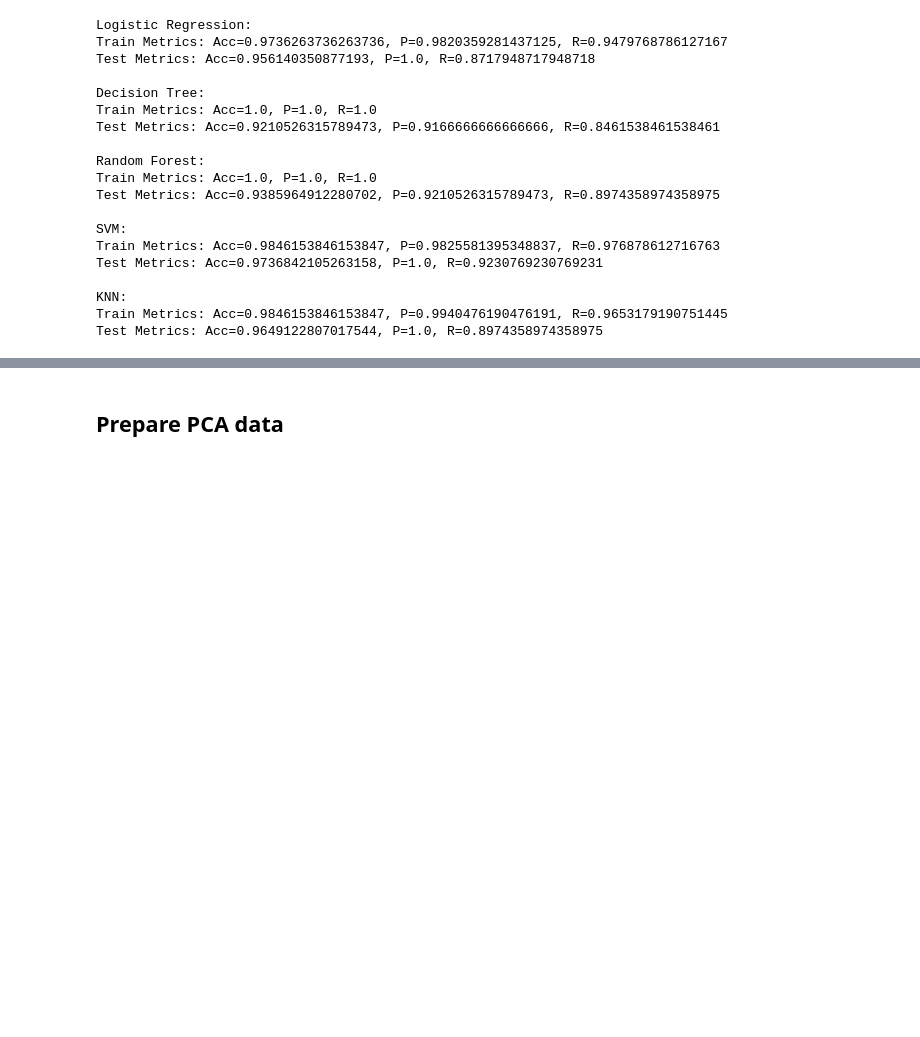
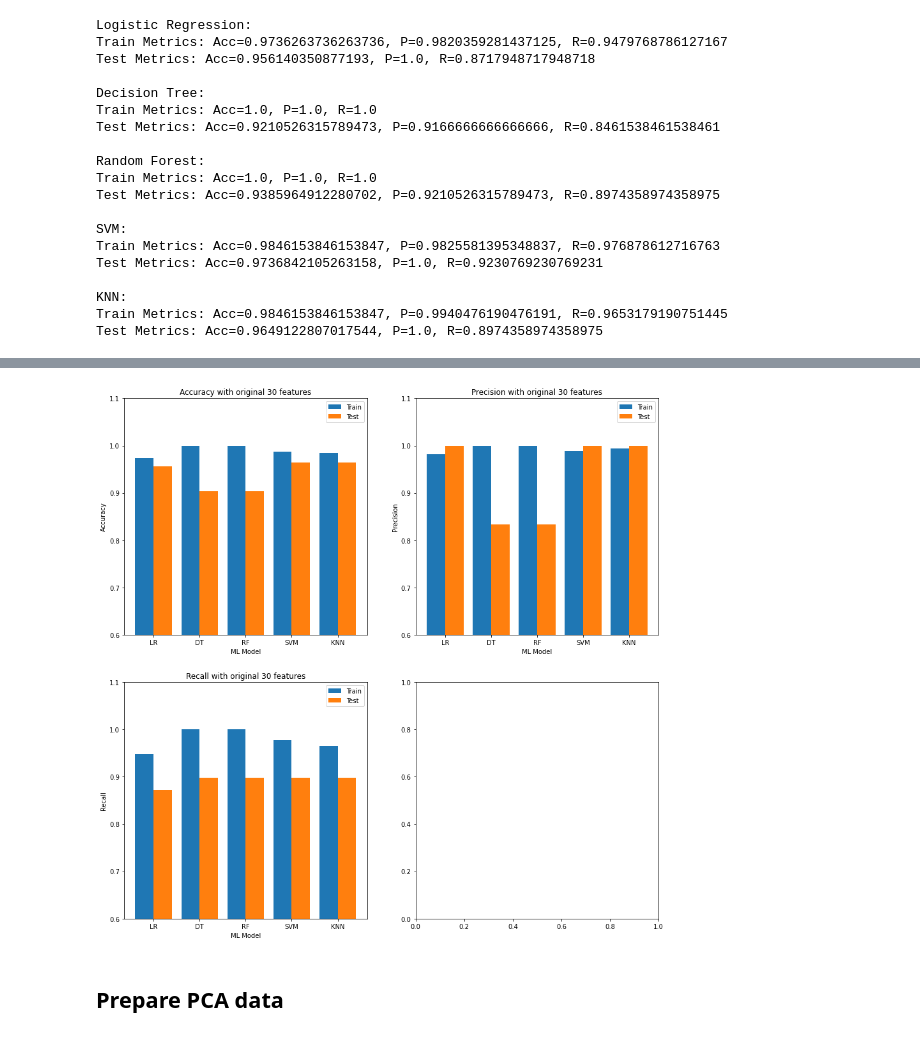
Before and after one commit to sanyuktaadap/breast-cancer-classification, a Jupyter notebook: breast_cancer_classification.ipynb, the cells around one changed output, grey strips where cells are left out. Drawn from its saved outputs; the diff is of its cells as text; code cells hidden in the pictures; blank space fills up the shorter version.

Commit message:
Added ML model resutls analysis

```diff
--- a/breast_cancer_classification.ipynb
+++ b/breast_cancer_classification.ipynb
@@ -89,3 +110,97 @@ Test Metrics: Acc=0.9649122807017544, P=1.0, R=0.8974358974358975
+# %%
+# ACUURACY FOR ORIGINAL FEATURES
+X = ['LR', 'DT', 'RF', 'SVM', 'KNN']
+acc_train = [
+    lr_train_metrics[0],
+    dt_train_metrics[0],
+    rf_train_metrics[0],
+    svm_train_metrics[0],
+    knn_train_metrics[0],
+]
+acc_test = [
+    lr_test_metrics[0],
+    dt_test_metrics[0],
+    rf_test_metrics[0],
+    svm_test_metrics[0],
+    knn_test_metrics[0],
+]
+
+X_axis = np.arange(len(X))
+
+fig, ax = plt.subplots(nrows=2, ncols=2, figsize=(15, 15))
+
+ax[0][0].bar(X_axis - 0.2, acc_train, 0.4, label = 'Train')
+ax[0][0].bar(X_axis + 0.2, acc_test, 0.4, label = 'Test')
+
+ax[0][0].set_xticks(X_axis, X)
+ax[0][0].set_xlabel("ML Model")
+ax[0][0].set_ylabel("Accuracy")
+ax[0][0].set_title("Accuracy with original 30 features")
+ax[0][0].legend()
+ax[0][0].set_ylim(0.6, 1.1)
+
+#PRECISION FOR ORIGINAL FEATURES
+X = ['LR', 'DT', 'RF', 'SVM', 'KNN']
+p_train = [
+    lr_train_metrics[1],
+    dt_train_metrics[1],
+    rf_train_metrics[1],
+    svm_train_metrics[1],
+    knn_train_metrics[1],
+]
+p_test = [
+    lr_test_metrics[1],
+    dt_test_metrics[1],
+    rf_test_metrics[1],
+    svm_test_metrics[1],
+    knn_test_metrics[1],
+]
+
+X_axis = np.arange(len(X))
+
+ax[0][1].bar(X_axis - 0.2, p_train, 0.4, label = 'Train')
+ax[0][1].bar(X_axis + 0.2, p_test, 0.4, label = 'Test')
+
+ax[0][1].set_xticks(X_axis, X)
+ax[0][1].set_xlabel("ML Model")
+ax[0][1].set_ylabel("Precision")
+ax[0][1].set_title("Precision with original 30 features")
+ax[0][1].legend()
+ax[0][1].set_ylim(0.6, 1.1)
+
+
+#RECALL FOR ORIGINAL FEATURES
+X = ['LR', 'DT', 'RF', 'SVM', 'KNN']
+r_train = [
+    lr_train_metrics[2],
+    dt_train_metrics[2],
+    rf_train_metrics[2],
+    svm_train_metrics[2],
+    knn_train_metrics[2],
+]
+r_test = [
+    lr_test_metrics[2],
+    dt_test_metrics[2],
+    rf_test_metrics[2],
+    svm_test_metrics[2],
+    knn_test_metrics[2],
+]
+
+X_axis = np.arange(len(X))
+
+ax[1][0].bar(X_axis - 0.2, r_train, 0.4, label = 'Train')
+ax[1][0].bar(X_axis + 0.2, r_test, 0.4, label = 'Test')
+
+ax[1][0].set_xticks(X_axis, X)
+ax[1][0].set_xlabel("ML Model")
+ax[1][0].set_ylabel("Recall")
+ax[1][0].set_title("Recall with original 30 features")
+ax[1][0].legend()
+ax[1][0].set_ylim(0.6, 1.1)
+
+plt.show()
+# %% [output]
+[figure, added]
 # %% [markdown]
 ## Prepare PCA data
 # %%
```
Also changed, not shown: parts of 10 cells of this notebook.
